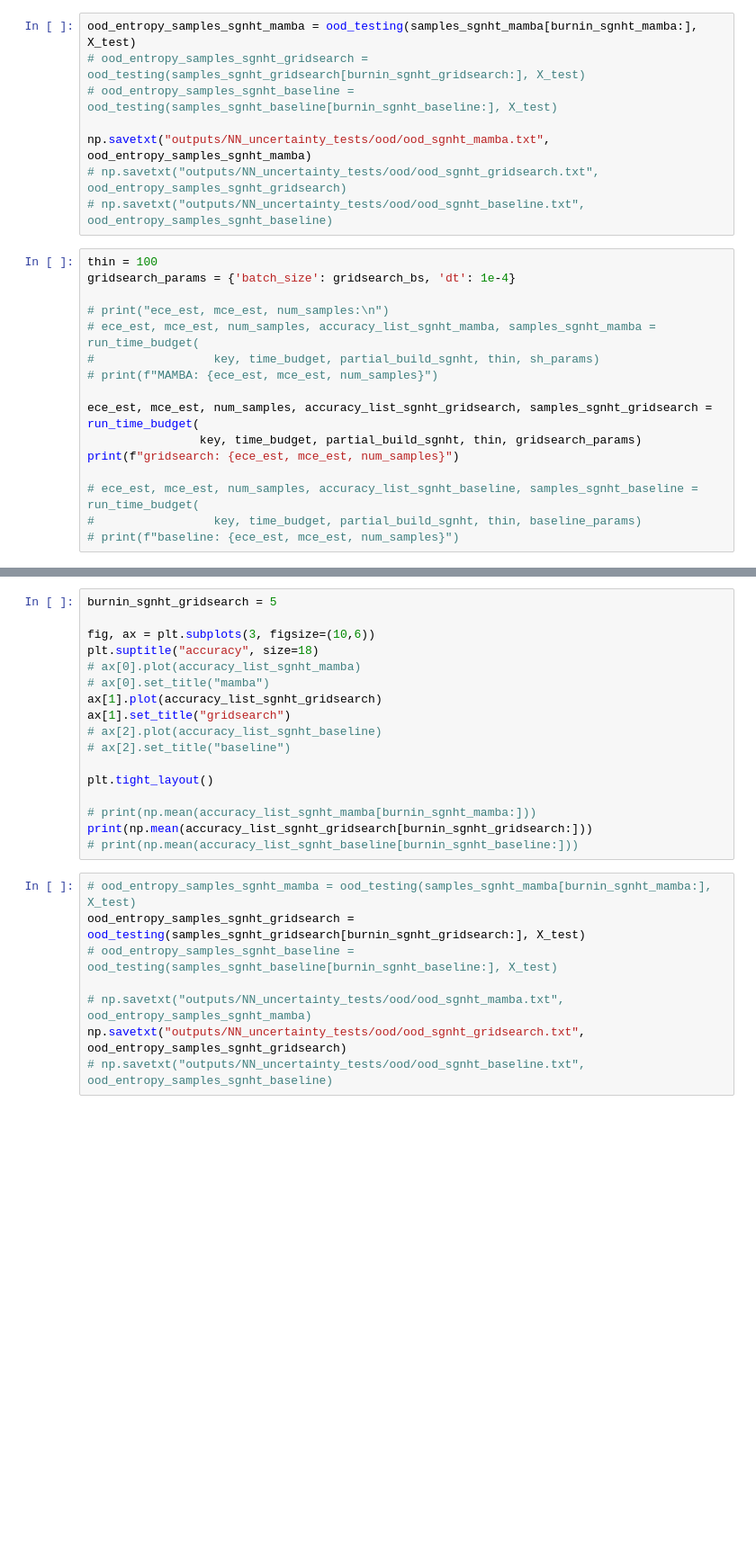
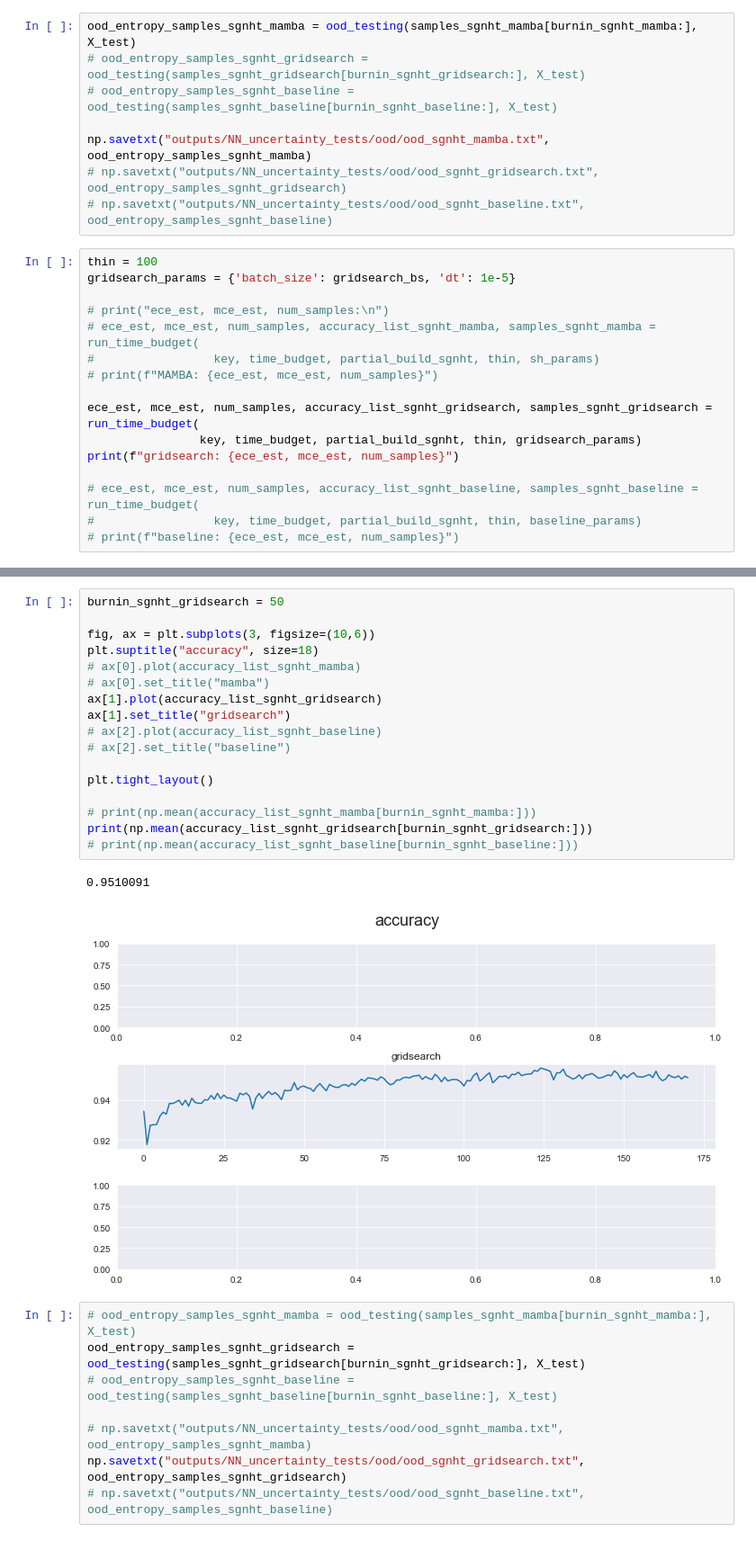
Before and after one commit to jeremiecoullon/SGMCMC_bandit_tuning, a Jupyter notebook: experiments/NN_evaluate.ipynb, the cells around one changed output, grey strips where cells are left out. Shown at 90% size. Cells and saved outputs as stored; diff of their text form; blank space fills up the shorter version.

```diff
--- a/experiments/NN_evaluate.ipynb
+++ b/experiments/NN_evaluate.ipynb
@@ -890,7 +912,7 @@ np.savetxt("outputs/NN_uncertainty_tests/ood/ood_sgnht_mamba.txt", ood_entropy_s
 # np.savetxt("outputs/NN_uncertainty_tests/ood/ood_sgnht_baseline.txt", ood_entropy_samples_sgnht_baseline)
 # %%
 thin = 100
-gridsearch_params = {'batch_size': gridsearch_bs, 'dt': 1e-4}
+gridsearch_params = {'batch_size': gridsearch_bs, 'dt': 1e-5}
 
 # print("ece_est, mce_est, num_samples:\n")
 # ece_est, mce_est, num_samples, accuracy_list_sgnht_mamba, samples_sgnht_mamba = run_time_budget(
@@ -911,20 +935,23 @@ ValueError: autodetected range of [nan, nan] is not finite
 # %%
-burnin_sgnht_gridsearch = 5
+burnin_sgnht_gridsearch = 50
 
 fig, ax = plt.subplots(3, figsize=(10,6))
 plt.suptitle("accuracy", size=18)
 # ax[0].plot(accuracy_list_sgnht_mamba)
 # ax[0].set_title("mamba")
 ax[1].plot(accuracy_list_sgnht_gridsearch)
 ax[1].set_title("gridsearch")
 # ax[2].plot(accuracy_list_sgnht_baseline)
 # ax[2].set_title("baseline")
 
 plt.tight_layout()
 
 # print(np.mean(accuracy_list_sgnht_mamba[burnin_sgnht_mamba:]))
 print(np.mean(accuracy_list_sgnht_gridsearch[burnin_sgnht_gridsearch:]))
 # print(np.mean(accuracy_list_sgnht_baseline[burnin_sgnht_baseline:]))
+# %% [output]
+0.9510091
+[figure, added]
 # %%
 # ood_entropy_samples_sgnht_mamba = ood_testing(samples_sgnht_mamba[burnin_sgnht_mamba:], X_test)
 ood_entropy_samples_sgnht_gridsearch = ood_testing(samples_sgnht_gridsearch[burnin_sgnht_gridsearch:], X_test)
```
Also changed, not shown: parts of 16 cells of this notebook, 8 other files.
